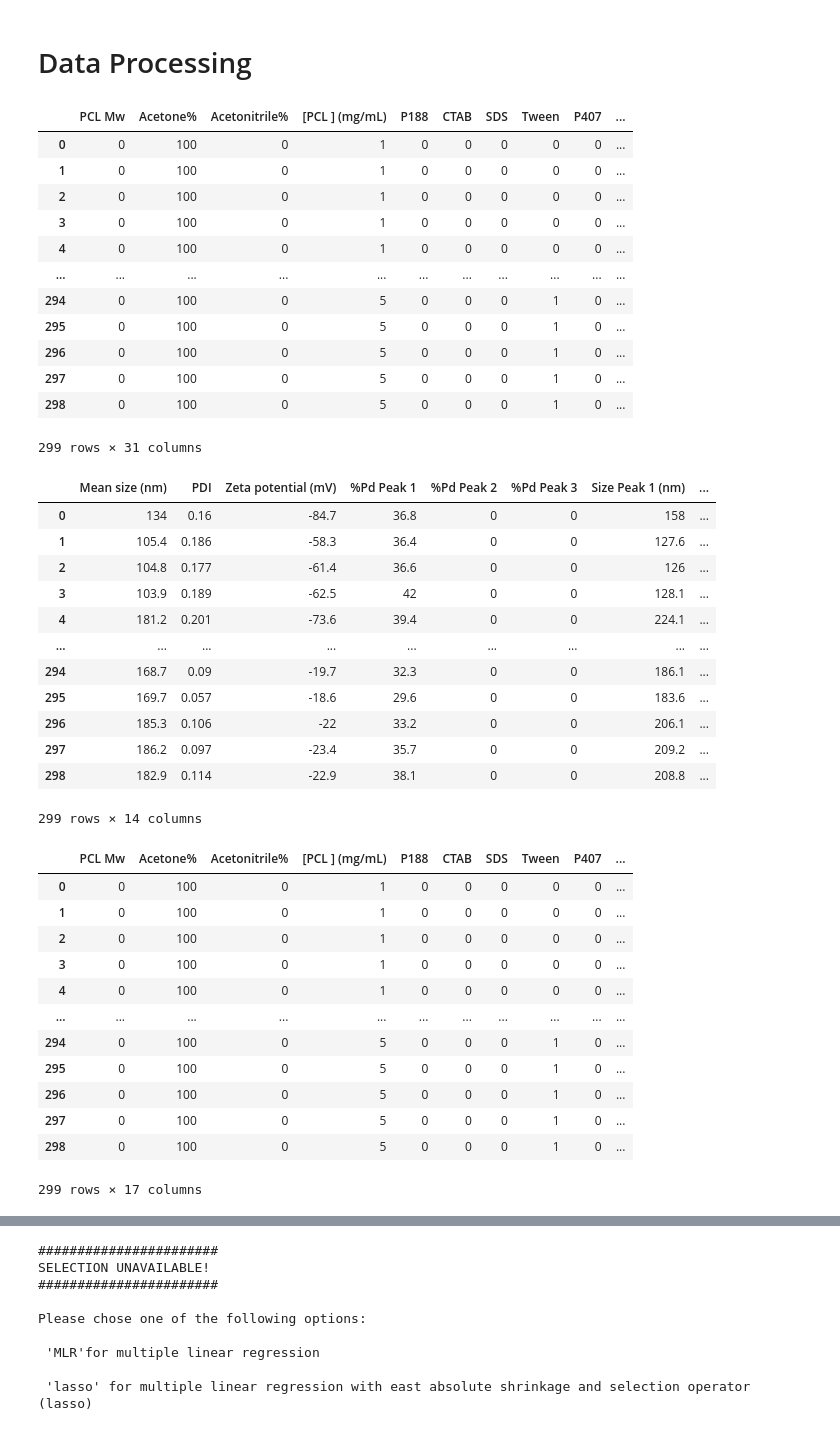
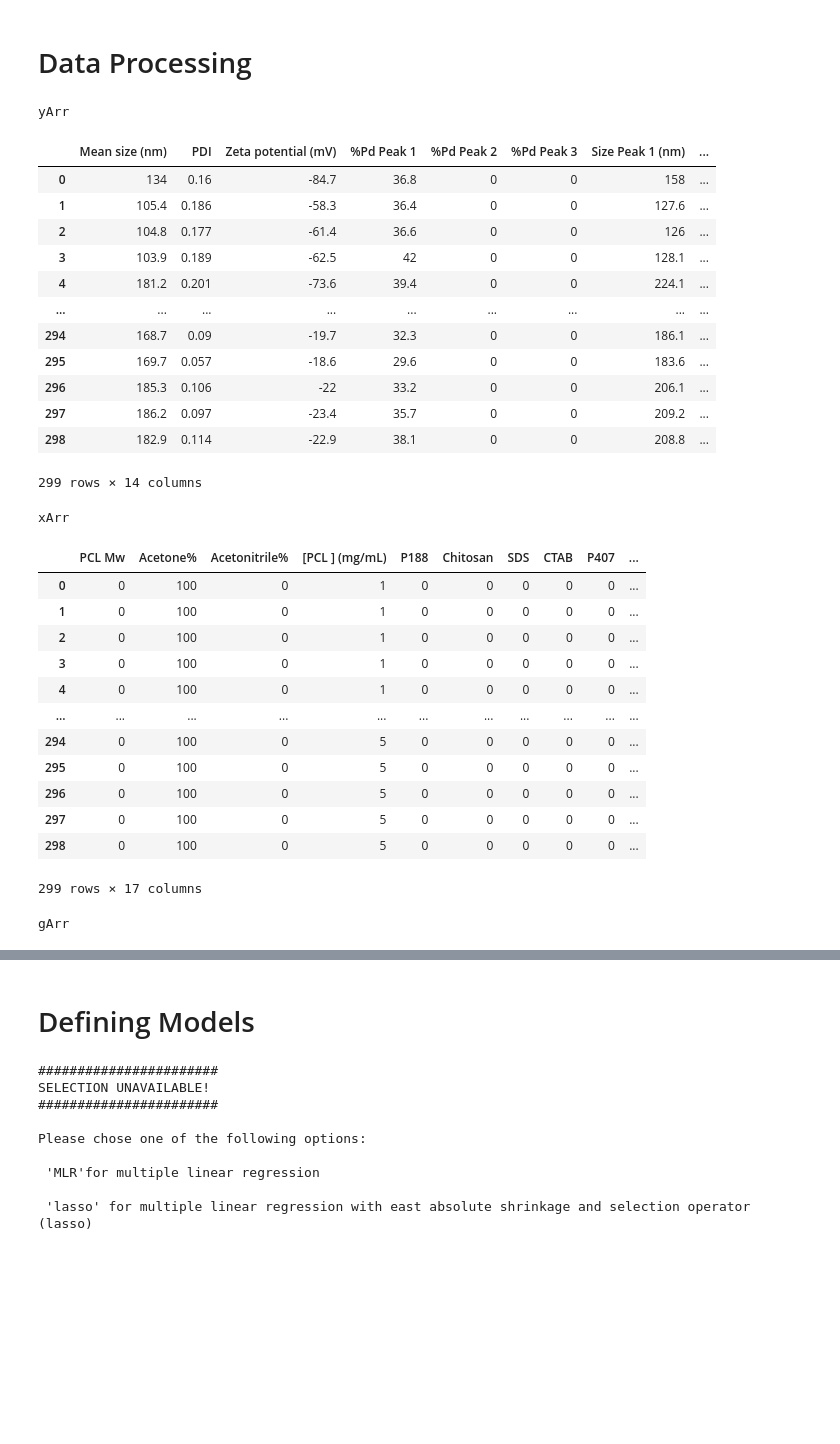
Before and after one commit to Norange01/ML_App_Repro, a Jupyter notebook: Nanoparticles/Repro_Preliminary_model_screening.ipynb, the cells around one changed output, grey strips where cells are left out. Drawn from its saved outputs; the diff is of its cells as text; code cells hidden in the pictures; blank space fills up the shorter version.

```diff
--- a/Nanoparticles/Repro_Preliminary_model_screening.ipynb
+++ b/Nanoparticles/Repro_Preliminary_model_screening.ipynb
@@ -9,70 +11,66 @@ import numpy as np
 
 df=pd.read_excel('/kaggle/input/np-data/NP_Dataset.xlsx')
 
 # specify range of table and define columns
 inputDf=df.iloc[1:300,1:27]
 titles=df.iloc[0,1:27]
 inputDf.columns=titles
 
 inputDf.index=range(0,len(inputDf.index)) # update row numbers
 
 inputDf.drop(['IID'],axis='columns', inplace=True) # IID (mm) column is representative of IID column
 inputDf['Aggregates presence ']=(inputDf["Aggregates presence "]=="YES").astype(int) # to remove strings in data
 inputDf['PCL Mw']=(inputDf["PCL Mw"]=="HIGH").astype(int) # to remove strings in data
 
+gArr=inputDf["Stabilizer"] # in case we do GroupKFold, gArr can be our groups
+
 stabilizers = set(inputDf['Stabilizer']) # get list of stabilizers used
 
 # make a separate binary-type column for each unique entry in Stabilizer column
 for s in stabilizers:
     inputDf.insert (5, s, (inputDf["Stabilizer"]==s).astype(int))
 
 # remove Stabilizer column (all its data are now in the new columns)
 inputDf.drop(['Stabilizer'],axis='columns', inplace=True)
 
-display(inputDf)
+#display(inputDf)
 #inputDf.to_excel("inputDf.xlsx")
 
 yArr=inputDf[['Mean size (nm)', 'PDI', 'Zeta potential (mV)', '%Pd Peak 1', '%Pd Peak 2', '%Pd Peak 3', 'Size Peak 1 (nm)', 'Size Peak 2 (nm)', 'Size Peak 3 (nm)', '%Peak 1', '%Peak2', '%Peak3', 'N° Peaks', 'Aggregates presence ']]
 xArr=inputDf.iloc[:,0:17]
+print("yArr")
 display(yArr)
+print("xArr")
 display(xArr)
+print("gArr")
+display(gArr)
 # %% [output]
+yArr
-|  | PCL Mw | Acetone% | Acetonitrile% | [PCL ] (mg/mL) | P188 | CTAB | SDS | Tween | P407 | ... |
-| 0 | 0 | 100 | 0 | 1 | 0 | 0 | 0 | 0 | 0 | ... |
-| 1 | 0 | 100 | 0 | 1 | 0 | 0 | 0 | 0 | 0 | ... |
-| 2 | 0 | 100 | 0 | 1 | 0 | 0 | 0 | 0 | 0 | ... |
-| 3 | 0 | 100 | 0 | 1 | 0 | 0 | 0 | 0 | 0 | ... |
-| 4 | 0 | 100 | 0 | 1 | 0 | 0 | 0 | 0 | 0 | ... |
-| ... | ... | ... | ... | ... | ... | ... | ... | ... | ... | ... |
-| 294 | 0 | 100 | 0 | 5 | 0 | 0 | 0 | 1 | 0 | ... |
-| 295 | 0 | 100 | 0 | 5 | 0 | 0 | 0 | 1 | 0 | ... |
-| 296 | 0 | 100 | 0 | 5 | 0 | 0 | 0 | 1 | 0 | ... |
-| 297 | 0 | 100 | 0 | 5 | 0 | 0 | 0 | 1 | 0 | ... |
-| 298 | 0 | 100 | 0 | 5 | 0 | 0 | 0 | 1 | 0 | ... |
+|  | Mean size (nm) | PDI | Zeta potential (mV) | %Pd Peak 1 | %Pd Peak 2 | %Pd Peak 3 | Size Peak 1 (nm) | ... |
+| 0 | 134 | 0.16 | -84.7 | 36.8 | 0 | 0 | 158 | ... |
+| 1 | 105.4 | 0.186 | -58.3 | 36.4 | 0 | 0 | 127.6 | ... |
+| 2 | 104.8 | 0.177 | -61.4 | 36.6 | 0 | 0 | 126 | ... |
+| 3 | 103.9 | 0.189 | -62.5 | 42 | 0 | 0 | 128.1 | ... |
+| 4 | 181.2 | 0.201 | -73.6 | 39.4 | 0 | 0 | 224.1 | ... |
+| ... | ... | ... | ... | ... | ... | ... | ... | ... |
+| 294 | 168.7 | 0.09 | -19.7 | 32.3 | 0 | 0 | 186.1 | ... |
+| 295 | 169.7 | 0.057 | -18.6 | 29.6 | 0 | 0 | 183.6 | ... |
+| 296 | 185.3 | 0.106 | -22 | 33.2 | 0 | 0 | 206.1 | ... |
+| 297 | 186.2 | 0.097 | -23.4 | 35.7 | 0 | 0 | 209.2 | ... |
+| 298 | 182.9 | 0.114 | -22.9 | 38.1 | 0 | 0 | 208.8 | ... |
-299 rows × 31 columns
+299 rows × 14 columns
+xArr
-|  | Mean size (nm) | PDI | Zeta potential (mV) | %Pd Peak 1 | %Pd Peak 2 | %Pd Peak 3 | Size Peak 1 (nm) | ... |
-| 0 | 134 | 0.16 | -84.7 | 36.8 | 0 | 0 | 158 | ... |
-| 1 | 105.4 | 0.186 | -58.3 | 36.4 | 0 | 0 | 127.6 | ... |
-| 2 | 104.8 | 0.177 | -61.4 | 36.6 | 0 | 0 | 126 | ... |
-| 3 | 103.9 | 0.189 | -62.5 | 42 | 0 | 0 | 128.1 | ... |
-| 4 | 181.2 | 0.201 | -73.6 | 39.4 | 0 | 0 | 224.1 | ... |
-| ... | ... | ... | ... | ... | ... | ... | ... | ... |
-| 294 | 168.7 | 0.09 | -19.7 | 32.3 | 0 | 0 | 186.1 | ... |
-| 295 | 169.7 | 0.057 | -18.6 | 29.6 | 0 | 0 | 183.6 | ... |
-| 296 | 185.3 | 0.106 | -22 | 33.2 | 0 | 0 | 206.1 | ... |
-| 297 | 186.2 | 0.097 | -23.4 | 35.7 | 0 | 0 | 209.2 | ... |
-| 298 | 182.9 | 0.114 | -22.9 | 38.1 | 0 | 0 | 208.8 | ... |
+|  | PCL Mw | Acetone% | Acetonitrile% | [PCL ] (mg/mL) | P188 | Chitosan | SDS | CTAB | P407 | ... |
+| 0 | 0 | 100 | 0 | 1 | 0 | 0 | 0 | 0 | 0 | ... |
+| 1 | 0 | 100 | 0 | 1 | 0 | 0 | 0 | 0 | 0 | ... |
+| 2 | 0 | 100 | 0 | 1 | 0 | 0 | 0 | 0 | 0 | ... |
+| 3 | 0 | 100 | 0 | 1 | 0 | 0 | 0 | 0 | 0 | ... |
+| 4 | 0 | 100 | 0 | 1 | 0 | 0 | 0 | 0 | 0 | ... |
+| ... | ... | ... | ... | ... | ... | ... | ... | ... | ... | ... |
+| 294 | 0 | 100 | 0 | 5 | 0 | 0 | 0 | 0 | 0 | ... |
+| 295 | 0 | 100 | 0 | 5 | 0 | 0 | 0 | 0 | 0 | ... |
+| 296 | 0 | 100 | 0 | 5 | 0 | 0 | 0 | 0 | 0 | ... |
+| 297 | 0 | 100 | 0 | 5 | 0 | 0 | 0 | 0 | 0 | ... |
+| 298 | 0 | 100 | 0 | 5 | 0 | 0 | 0 | 0 | 0 | ... |
-299 rows × 14 columns
-|  | PCL Mw | Acetone% | Acetonitrile% | [PCL ] (mg/mL) | P188 | CTAB | SDS | Tween | P407 | ... |
-| 0 | 0 | 100 | 0 | 1 | 0 | 0 | 0 | 0 | 0 | ... |
-| 1 | 0 | 100 | 0 | 1 | 0 | 0 | 0 | 0 | 0 | ... |
-| 2 | 0 | 100 | 0 | 1 | 0 | 0 | 0 | 0 | 0 | ... |
-| 3 | 0 | 100 | 0 | 1 | 0 | 0 | 0 | 0 | 0 | ... |
-| 4 | 0 | 100 | 0 | 1 | 0 | 0 | 0 | 0 | 0 | ... |
-| ... | ... | ... | ... | ... | ... | ... | ... | ... | ... | ... |
-| 294 | 0 | 100 | 0 | 5 | 0 | 0 | 0 | 1 | 0 | ... |
-| 295 | 0 | 100 | 0 | 5 | 0 | 0 | 0 | 1 | 0 | ... |
-| 296 | 0 | 100 | 0 | 5 | 0 | 0 | 0 | 1 | 0 | ... |
-| 297 | 0 | 100 | 0 | 5 | 0 | 0 | 0 | 1 | 0 | ... |
-| 298 | 0 | 100 | 0 | 5 | 0 | 0 | 0 | 1 | 0 | ... |
-299 rows × 17 columns
+299 rows × 17 columns
+gArr
@@ -79,3 +89,5 @@ display(xArr)
+# %% [markdown]
+# Defining Models
 # %%
 # NESTED_CV_
 # import the necessary libraries to execute this code
```
Also changed, not shown: parts of 9 cells of this notebook.
